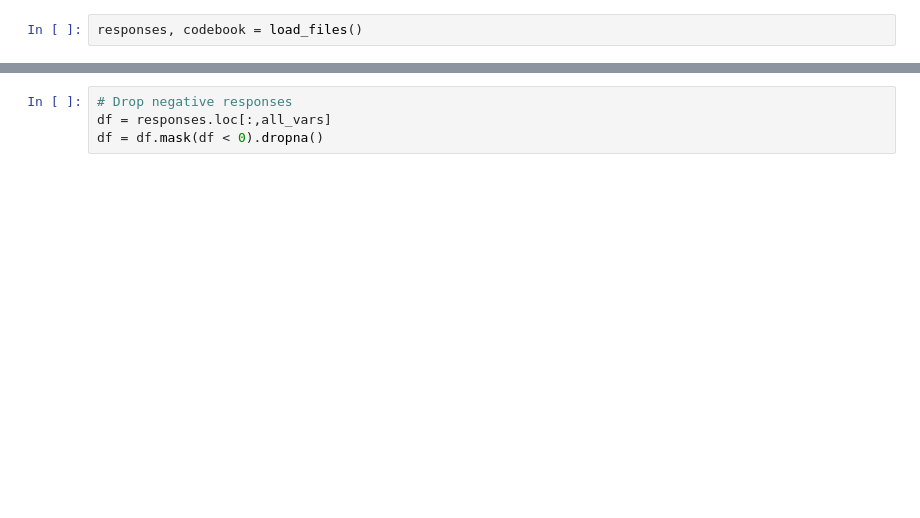
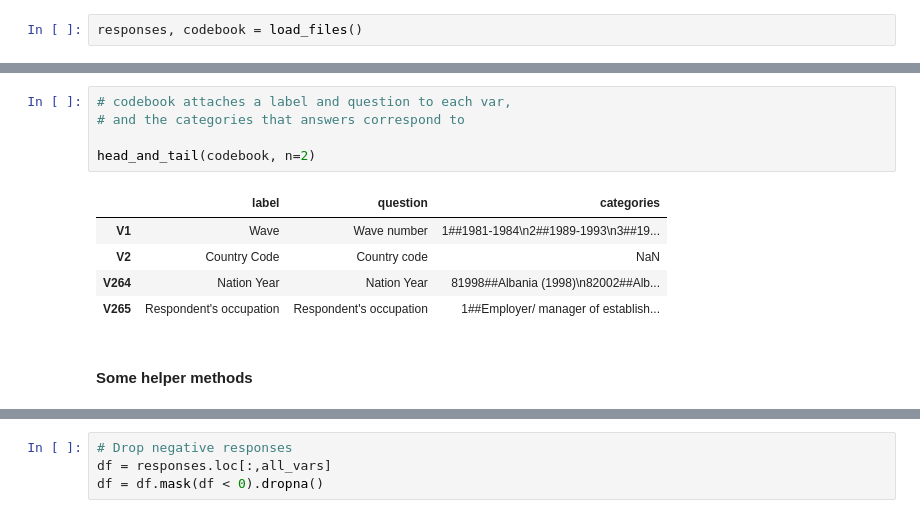
Before and after one commit to dustinmichels/bayesian-values-guesser, a Jupyter notebook: bayes.ipynb, the cells around one changed output, grey strips where cells are left out. Cells and saved outputs as stored; diff of their text form; blank space fills up the shorter version.

```diff
--- a/bayes.ipynb
+++ b/bayes.ipynb
@@ -38,0 +30,13 @@ all_vars = {
+# %%
+# codebook attaches a label and question to each var,
+# and the categories that answers correspond to
+
+head_and_tail(codebook, n=2)
+# %% [output]
+|  | label | question | categories |
+| V1 | Wave | Wave number | 1##1981-1984\n2##1989-1993\n3##19... |
+| V2 | Country Code | Country code | NaN |
+| V264 | Nation Year | Nation Year | 81998##Albania (1998)\n82002##Alb... |
+| V265 | Respondent's occupation | Respondent's occupation | 1##Employer/ manager of establish... |
+# %% [markdown]
+#### Some helper methods
```
Also changed, not shown: parts of 49 cells of this notebook, 5 other files.
